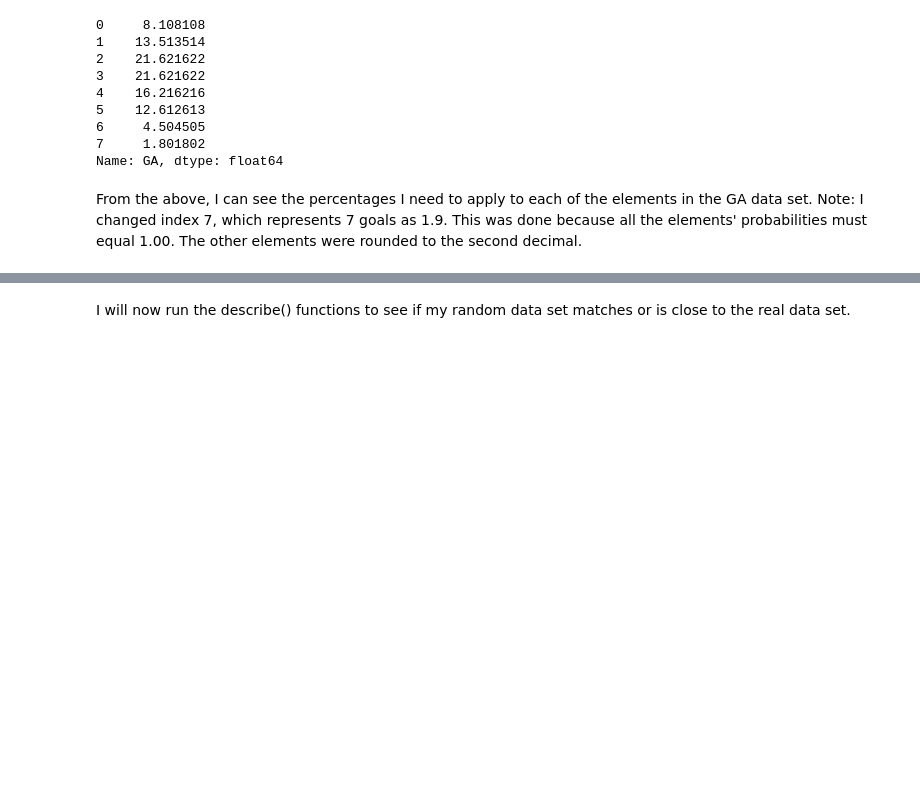
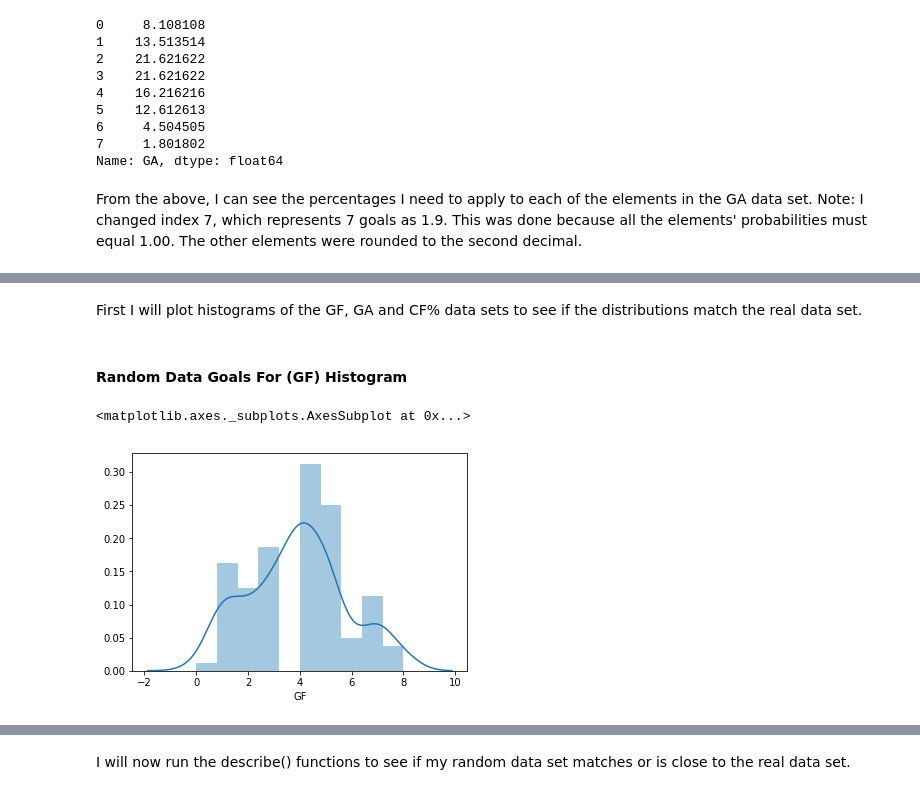
Before and after one commit to pjmeehan/PDA-PROJECT, a Jupyter notebook: PDA Project 2018.ipynb, the cells around one changed output, grey strips where cells are left out. Saved outputs shown, nothing was run; the diff lists cells and outputs as text; code cells hidden in the pictures; blank space fills up the shorter version.

```diff
--- a/PDA Project 2018.ipynb
+++ b/PDA Project 2018.ipynb
@@ -348,0 +346,9 @@ mydf
+# %% [markdown]
+First I will plot histograms of the GF, GA and CF% data sets to see if the distributions match the real data set.
+# %% [markdown]
+#### Random Data Goals For (GF) Histogram
+# %%
+sns.distplot(df3["GF"])
+# %% [output]
+<matplotlib.axes._subplots.AxesSubplot at 0x...>
+[figure, added]
```
Also changed, not shown: parts of 58 cells of this notebook.
